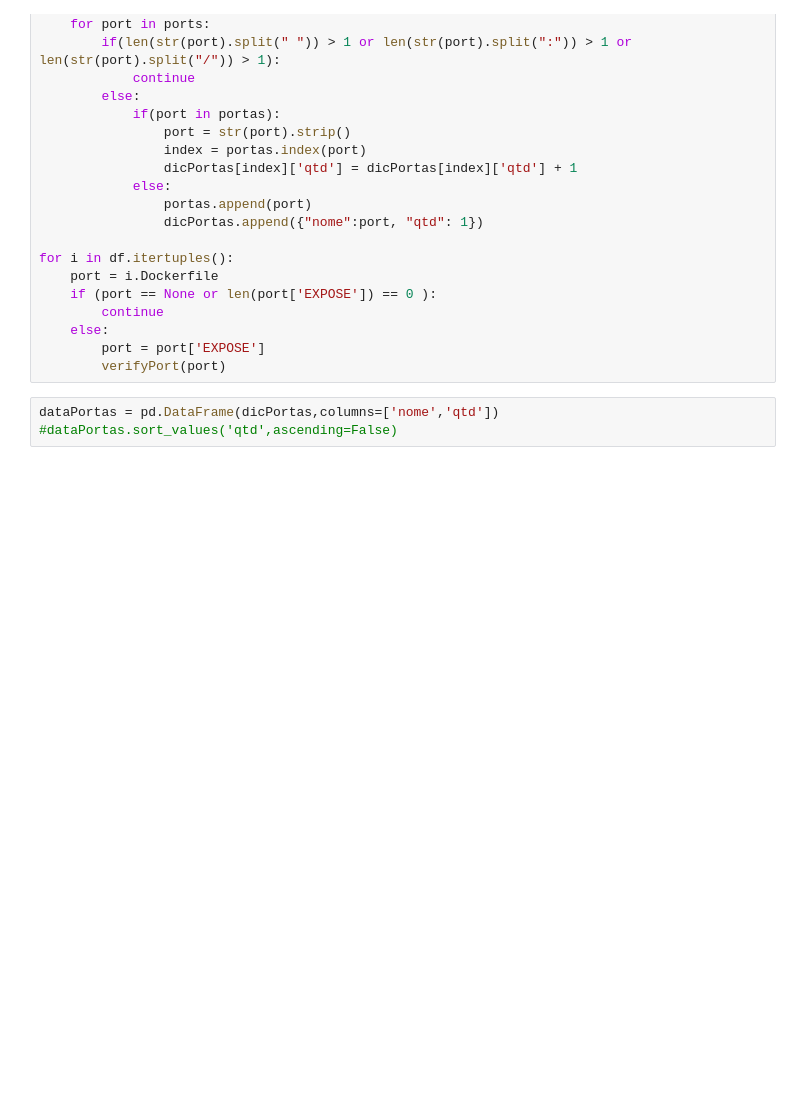
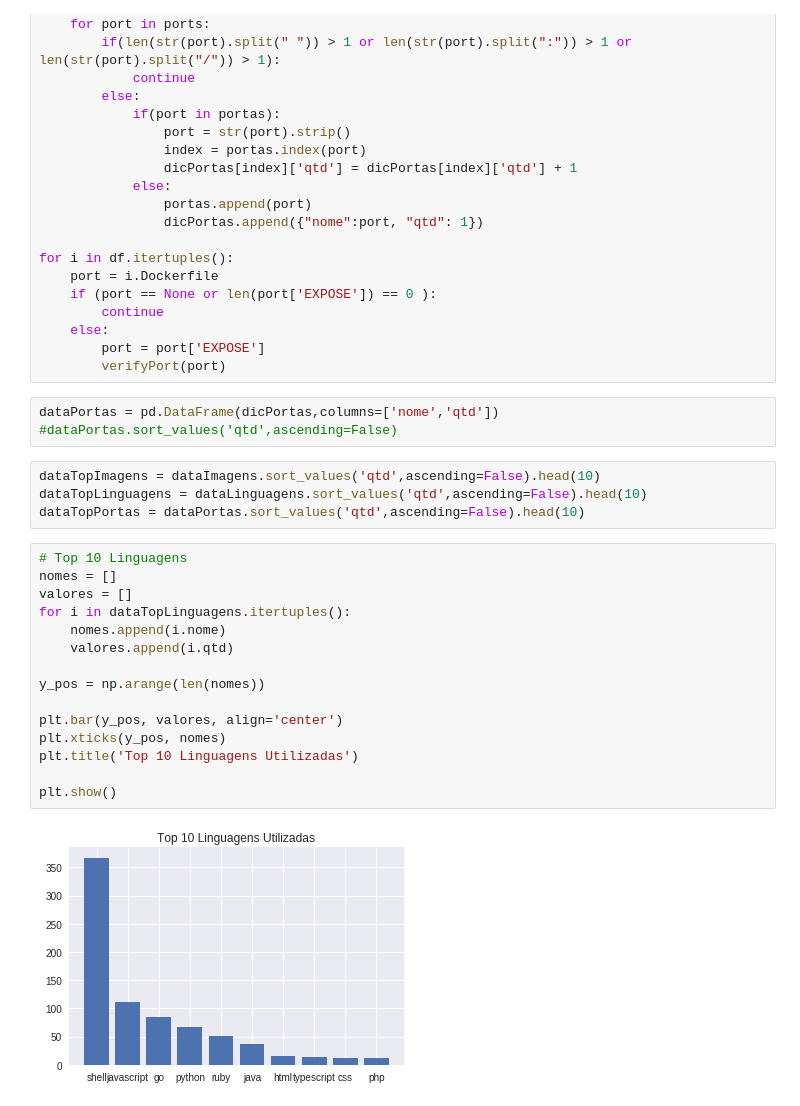
Before and after one commit to if1015-datascience-ufpe/2017-2-projeto-wildwolves, a Jupyter notebook: pandas-script.ipynb, the cells around one changed output. Saved outputs shown, nothing was run; the diff lists cells and outputs as text; blank space fills up the shorter version.

Commit message:
cria a visualizacao top 10 dos dataframes

```diff
--- a/pandas-script.ipynb
+++ b/pandas-script.ipynb
@@ -81,3 +92,24 @@ for i in df.itertuples():
 # %%
 dataPortas = pd.DataFrame(dicPortas,columns=['nome','qtd'])
 #dataPortas.sort_values('qtd',ascending=False)
+# %%
+dataTopImagens = dataImagens.sort_values('qtd',ascending=False).head(10)
+dataTopLinguagens = dataLinguagens.sort_values('qtd',ascending=False).head(10)
+dataTopPortas = dataPortas.sort_values('qtd',ascending=False).head(10)
+# %%
+# Top 10 Linguagens
+nomes = []
+valores = []
+for i in dataTopLinguagens.itertuples():
+    nomes.append(i.nome)
+    valores.append(i.qtd)
+
+y_pos = np.arange(len(nomes))
+
+plt.bar(y_pos, valores, align='center')
+plt.xticks(y_pos, nomes)
+plt.title('Top 10 Linguagens Utilizadas')
+
+plt.show()
+# %% [output]
+[figure, added]
```
Also changed, not shown: parts of 3 cells of this notebook.
